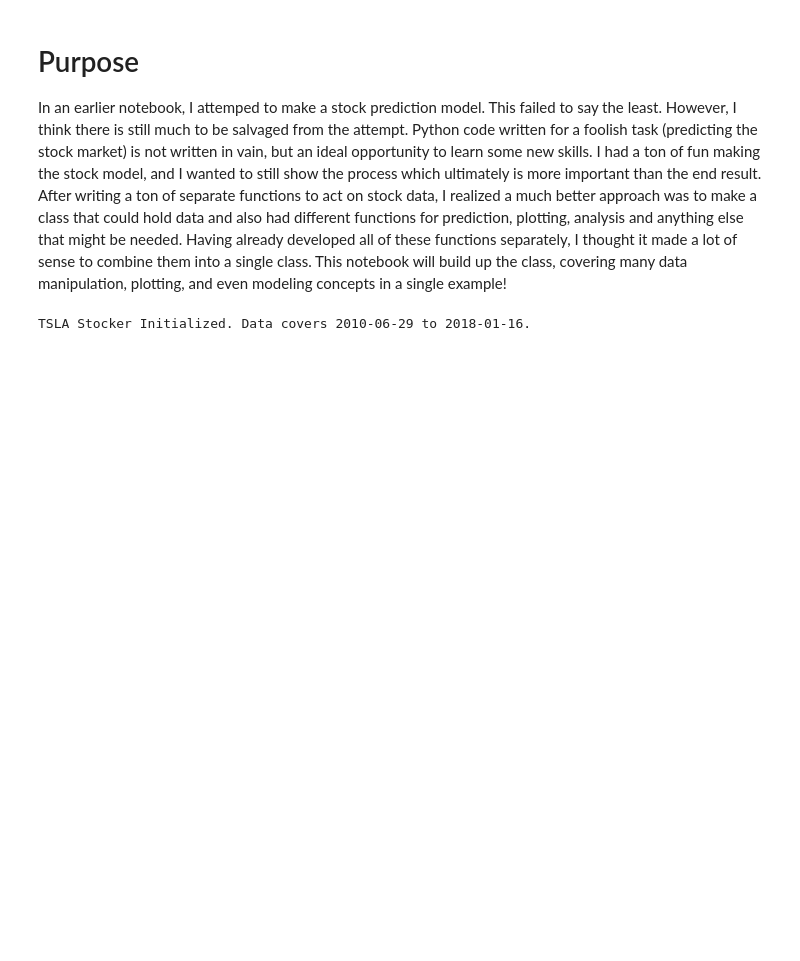
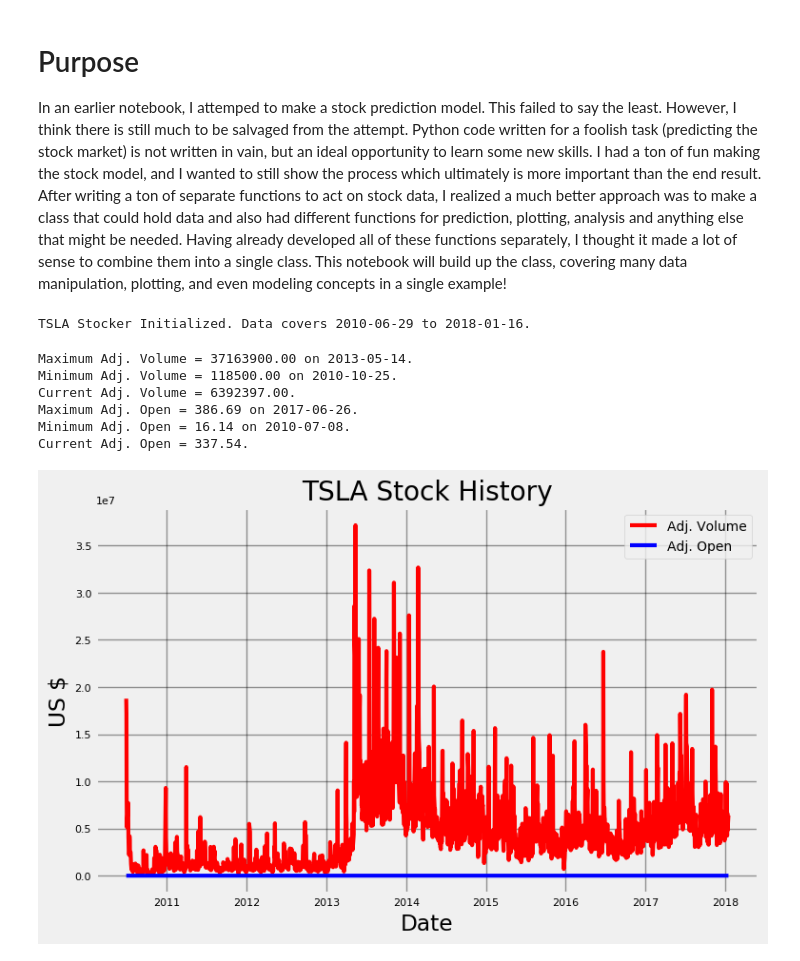
Before and after one commit to WillKoehrsen/Data-Analysis, a Jupyter notebook: stocker/dev/Stock Explorer Class.ipynb, the cells around one changed output. Drawn from its saved outputs; the diff is of its cells as text; code cells hidden in the pictures; blank space fills up the shorter version.

```diff
--- a/stocker/dev/Stock Explorer Class.ipynb
+++ b/stocker/dev/Stock Explorer Class.ipynb
@@ -772,3 +802,13 @@ class Stocker():
 tesla = Stocker(ticker = 'tsla')
 # %% [output]
 TSLA Stocker Initialized. Data covers 2010-06-29 to 2018-01-16.
+# %%
+tesla.plot_stock(stats=['Adj. Volume', 'Adj. Open'])
+# %% [output]
+Maximum Adj. Volume = 37163900.00 on 2013-05-14.
+Minimum Adj. Volume = 118500.00 on 2010-10-25.
+Current Adj. Volume = 6392397.00.
+Maximum Adj. Open = 386.69 on 2017-06-26.
+Minimum Adj. Open = 16.14 on 2010-07-08.
+Current Adj. Open = 337.54.
+[figure, added]
```
Also changed, not shown: parts of 7 cells of this notebook, 2 other files.
